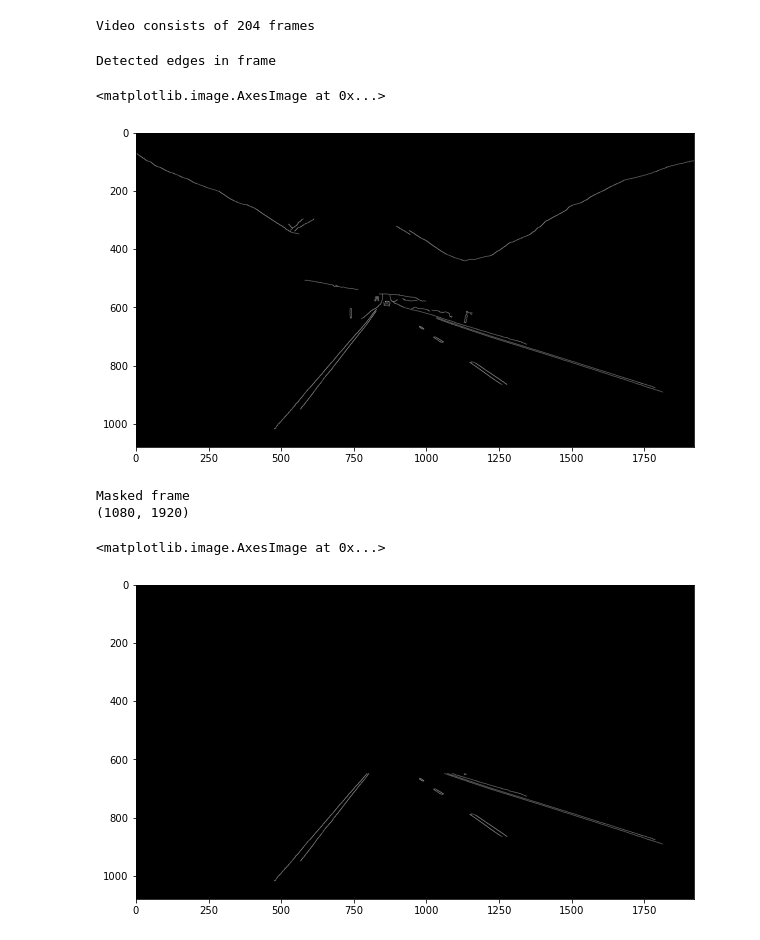
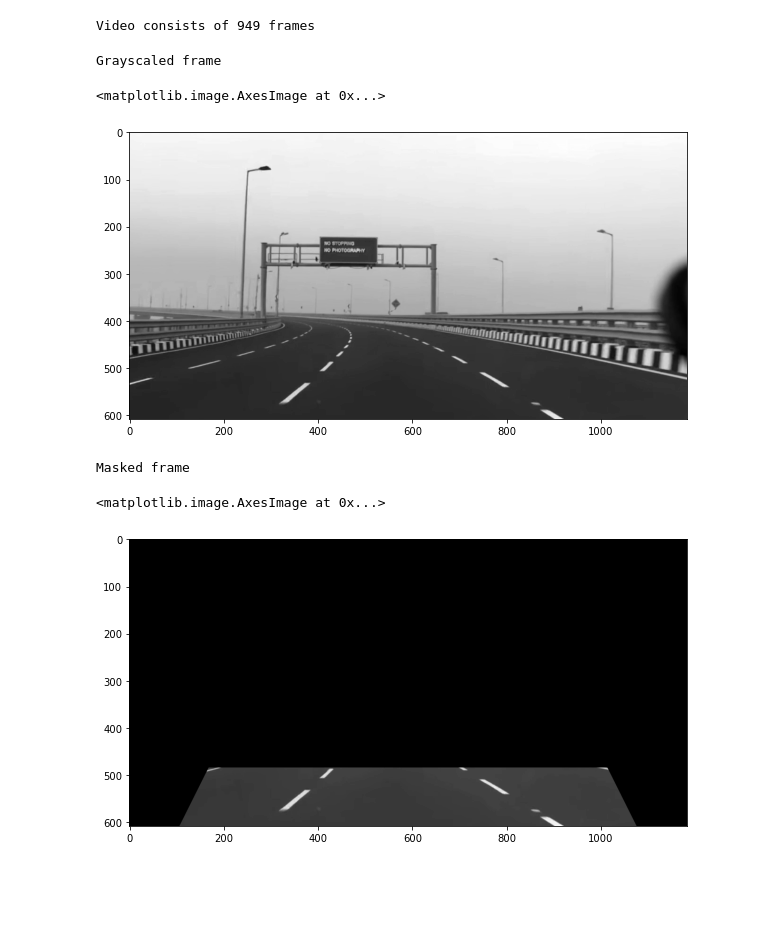
Before and after one commit to asathiya007/carcam, a Jupyter notebook: carcam.ipynb, the cells around one changed output. Cells and saved outputs as stored; diff of their text form; code cells hidden in the pictures; blank space fills up the shorter version.

Commit message:
lane detection successful, frame compilation into video

```diff
--- a/carcam.ipynb
+++ b/carcam.ipynb
@@ -5,7 +5,8 @@ import numpy as np
 import matplotlib.pyplot as plt
 # %%
 # load video as a list of frames
-video = cv2.VideoCapture('videos/samplevideo1.mp4')
+video_file_path = 'input_videos/samplevideo1.mov'
+video = cv2.VideoCapture(video_file_path)
 frames = []
 valid, frame = video.read()
 while valid:
@@ -15,31 +16,32 @@ while valid:
 # print number of frames in video
 print('Video consists of {} frames'.format(len(frames)))
 # %% [output]
-Video consists of 204 frames
+Video consists of 949 frames
+# %%
+# select first frame to work with
+processed_frame = frames[0]
 # %%
-# detect edges in a frame
-def detect_edges(frame):
+# grayscale a frame
+def grayscale_frame(frame):
     grayscale_frame = cv2.cvtColor(frame, cv2.COLOR_RGB2GRAY)
-    reduced_blur_frame = cv2.GaussianBlur(grayscale_frame, (5, 5), 0)
-    detected_edges_frame = cv2.Canny(reduced_blur_frame, 50, 150)
-    return detected_edges_frame
+    return grayscale_frame
 
-# show detected edges in a frame
-print('Detected edges in frame')
-processed_frame = detect_edges(frames[0])
+# show grayscaled frame
+print('Grayscaled frame')
+processed_frame = detect_edges(processed_frame)
 plt.figure(figsize=(10, 10))
 plt.imshow(processed_frame, cmap="gray")
 # %% [output]
-Detected edges in frame
+Grayscaled frame
 <matplotlib.image.AxesImage at 0x...>
-[figure, old version]
+[figure, new version]
 # %%
 # mask the image based on region of interest
 def mask_region_of_interest(frame):
     frame_height = frame.shape[0]
     frame_width = frame.shape[1]
     polygons = np.array([
-        [(0, frame_height), (frame_width, frame_height), (frame_width, frame_height // 5 * 3), (0, frame_height // 5 * 3)]
+        [(frame_width * 1 // 11, frame_height), (frame_width * 10 // 11, frame_height), (frame_width * 6 // 7, frame_height // 5 * 4), (frame_width * 1 // 7, frame_height // 5 * 4)]
     ])
     mask = np.zeros_like(frame)
     cv2.fillPoly(mask, polygons, 255)
@@ -53,6 +55,5 @@ plt.figure(figsize=(10, 10))
 plt.imshow(processed_frame, cmap="gray")
 # %% [output]
 Masked frame
-(1080, 1920)
 <matplotlib.image.AxesImage at 0x...>
-[figure, old version]
+[figure, new version]
```
Also changed, not shown: parts of 6 cells of this notebook, 3 other files.
